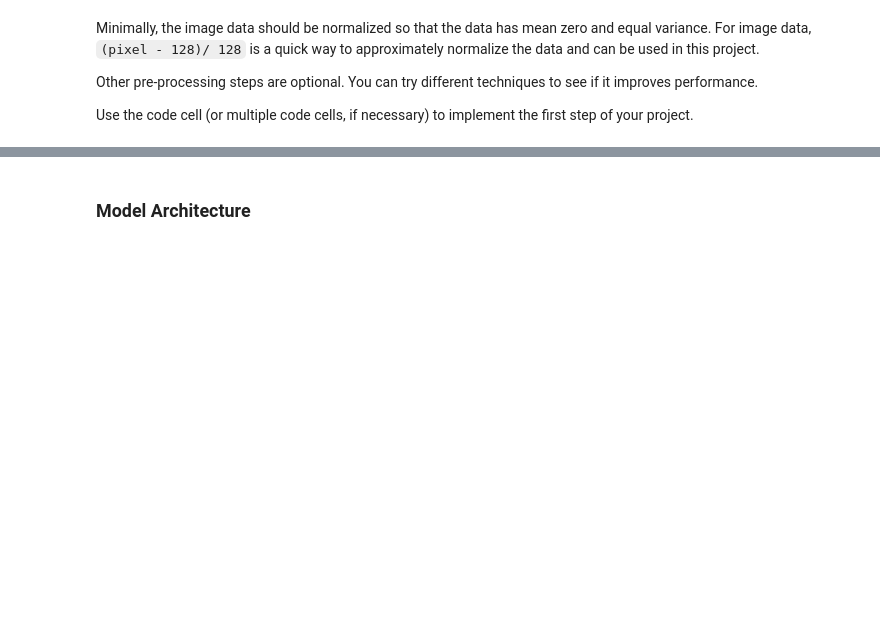
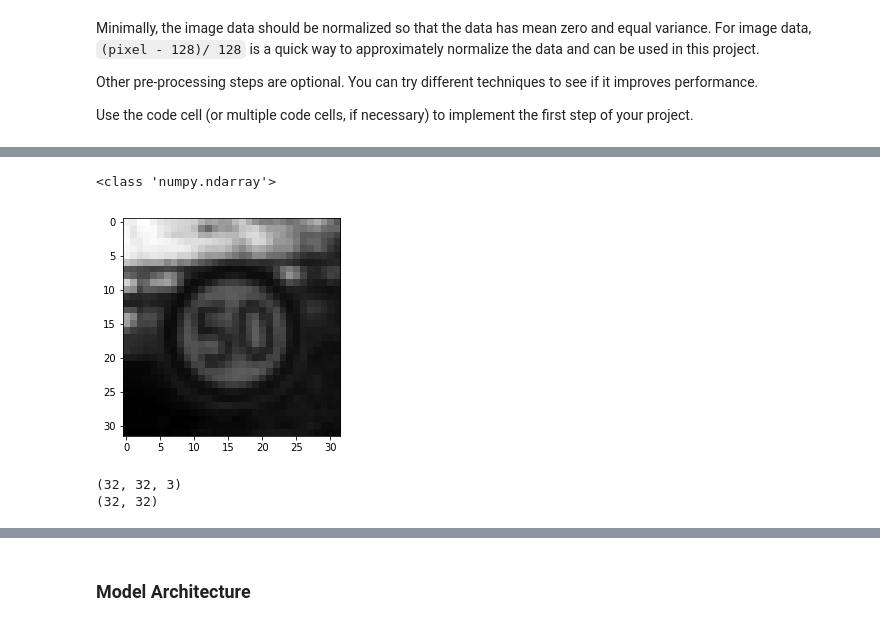
Before and after one commit to mkneesh/CarND-Traffic-Sign-Classifier-Project, a Jupyter notebook: Traffic_Sign_Classifier.ipynb, the cells around one changed output, grey strips where cells are left out. Drawn from its saved outputs; the diff is of its cells as text; code cells hidden in the pictures; blank space fills up the shorter version.

```diff
--- a/Traffic_Sign_Classifier.ipynb
+++ b/Traffic_Sign_Classifier.ipynb
@@ -140,0 +155,26 @@ Use the code cell (or multiple code cells, if necessary) to implement the first
+# %%
+# https://elitedatascience.com/keras-tutorial-deep-learning-in-python
+def grayscale(img):
+    return cv2.cvtColor(img, cv2.COLOR_BGR2GRAY)
+
+def gaussian_blur(img, kernel_size=5):
+    """Applies a Gaussian Noise kernel.
+    Run after grayscale.
+    kernel_size should be an odd number.
+    A larger kernel_size implies averaging or smoothing over a large area.
+    """
+    return cv2.GaussianBlur(img, (kernel_size, kernel_size), 0)
+
+def img_preprocess(img):
+    # TODO(manishkatyal): Look at from skimage.color import rgba2rgb
+    img = grayscale(img)
+    #return gaussian_blur(img)
+    return img
+
+def dataset_img_preprocess(X):
+    # TODO(manishkatyal): https://www.researchgate.net/publication/312247590_A_snapshot_of_image_Pre-Processing_for_convolutional_neural_networks_Case_study_of_MNIST
+    # TODO(manishkatyal): Vectorize.
+    X_p = np.array([img_preprocess(X[i]) for i in range(X.shape[0])])
+    # There is a cleaner way to do this.
+    # return X_p.reshape(X_p.shape[0], 32, 32, 1)
+    return np.expand_dims(X_p, axis=3)
@@ -140,0 +187,13 @@ Use the code cell (or multiple code cells, if necessary) to implement the first
+# %%
+fig = plt.figure()
+plt.imshow(img_preprocess(X_train[i]), cmap='gray')
+print(type(X_train))
+# %% [output]
+<class 'numpy.ndarray'>
+[figure, added]
+# %%
+print(X_train[0].shape)
+print (preprocess(X_train[0]).shape)
+# %% [output]
+(32, 32, 3)
+(32, 32)
```
Also changed, not shown: parts of 13 cells of this notebook.
